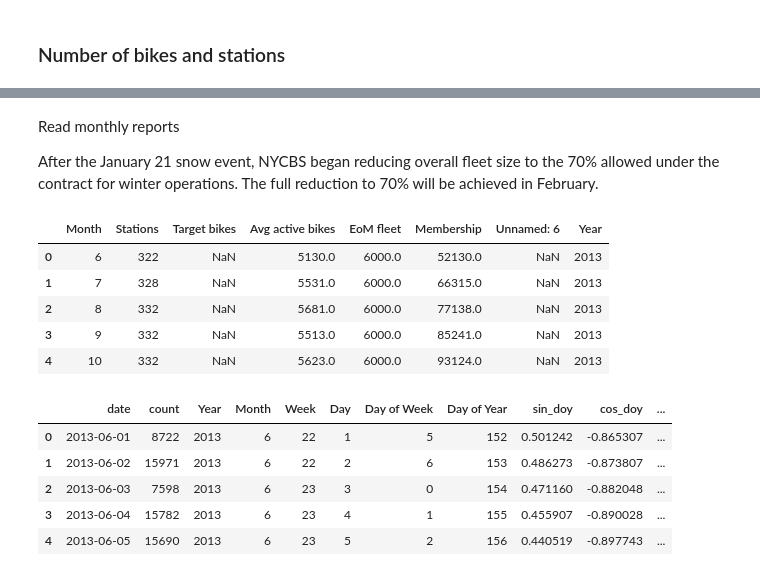
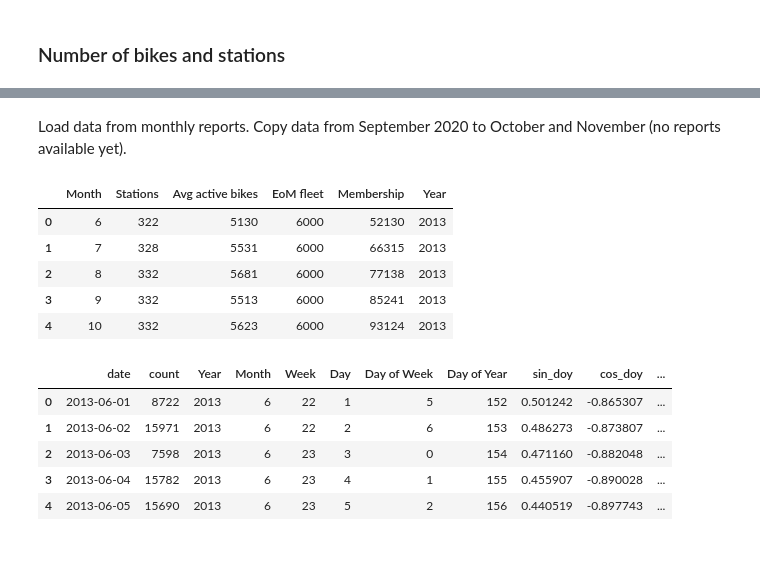
Before and after one commit to theptyza/bikeshare_analysis, a Jupyter notebook: Citi Bike.ipynb, the cells around one changed output, grey strips where cells are left out. Drawn from its saved outputs; the diff is of its cells as text; code cells hidden in the pictures.

```diff
--- a/Citi Bike.ipynb
+++ b/Citi Bike.ipynb
@@ -540,21 +520,25 @@ Use snapshots of home page
-# %% [markdown]
-Read monthly reports
-
-After the January 21
-snow event, NYCBS began reducing overall fleet size to the 70% allowed under the contract for
-winter operations. The full reduction to 70% will be achieved in February.
+# %% [markdown]
+Load data from monthly reports. Copy data from September 2020 to October and November (no reports available yet).
 # %%
-df_bikes_stations = pd.read_csv("data/nyc/bikes_stations.csv", parse_dates=["Month"])
+df_bikes_stations = pd.read_csv("data/nyc/bikes_stations.csv")
+september = df_bikes_stations.iloc[-1]
+october = september.copy()
+november = september.copy()
+october["Month"] = "2020-10"
+november["Month"] = "2020-11"
+df_bikes_stations = df_bikes_stations.append(october)
+df_bikes_stations = df_bikes_stations.append(november)
+df_bikes_stations["Month"] = pd.to_datetime(df_bikes_stations["Month"])
 df_bikes_stations["Year"] = pd.DatetimeIndex(df_bikes_stations["Month"]).year
 df_bikes_stations["Month"] = pd.DatetimeIndex(df_bikes_stations["Month"]).month
 df_bikes_stations.head()
 # %% [output]
-|  | Month | Stations | Target bikes | Avg active bikes | EoM fleet | Membership | Unnamed: 6 | Year |
-| 0 | 6 | 322 | NaN | 5130.0 | 6000.0 | 52130.0 | NaN | 2013 |
-| 1 | 7 | 328 | NaN | 5531.0 | 6000.0 | 66315.0 | NaN | 2013 |
-| 2 | 8 | 332 | NaN | 5681.0 | 6000.0 | 77138.0 | NaN | 2013 |
-| 3 | 9 | 332 | NaN | 5513.0 | 6000.0 | 85241.0 | NaN | 2013 |
-| 4 | 10 | 332 | NaN | 5623.0 | 6000.0 | 93124.0 | NaN | 2013 |
+|  | Month | Stations | Avg active bikes | EoM fleet | Membership | Year |
+| 0 | 6 | 322 | 5130 | 6000 | 52130 | 2013 |
+| 1 | 7 | 328 | 5531 | 6000 | 66315 | 2013 |
+| 2 | 8 | 332 | 5681 | 6000 | 77138 | 2013 |
+| 3 | 9 | 332 | 5513 | 6000 | 85241 | 2013 |
+| 4 | 10 | 332 | 5623 | 6000 | 93124 | 2013 |
 # %%
 df_nyc = df_nyc.merge(df_bikes_stations, on=["Year", "Month"], how="left")
 df_nyc.head()
```
Also changed, not shown: parts of 4 cells of this notebook.
